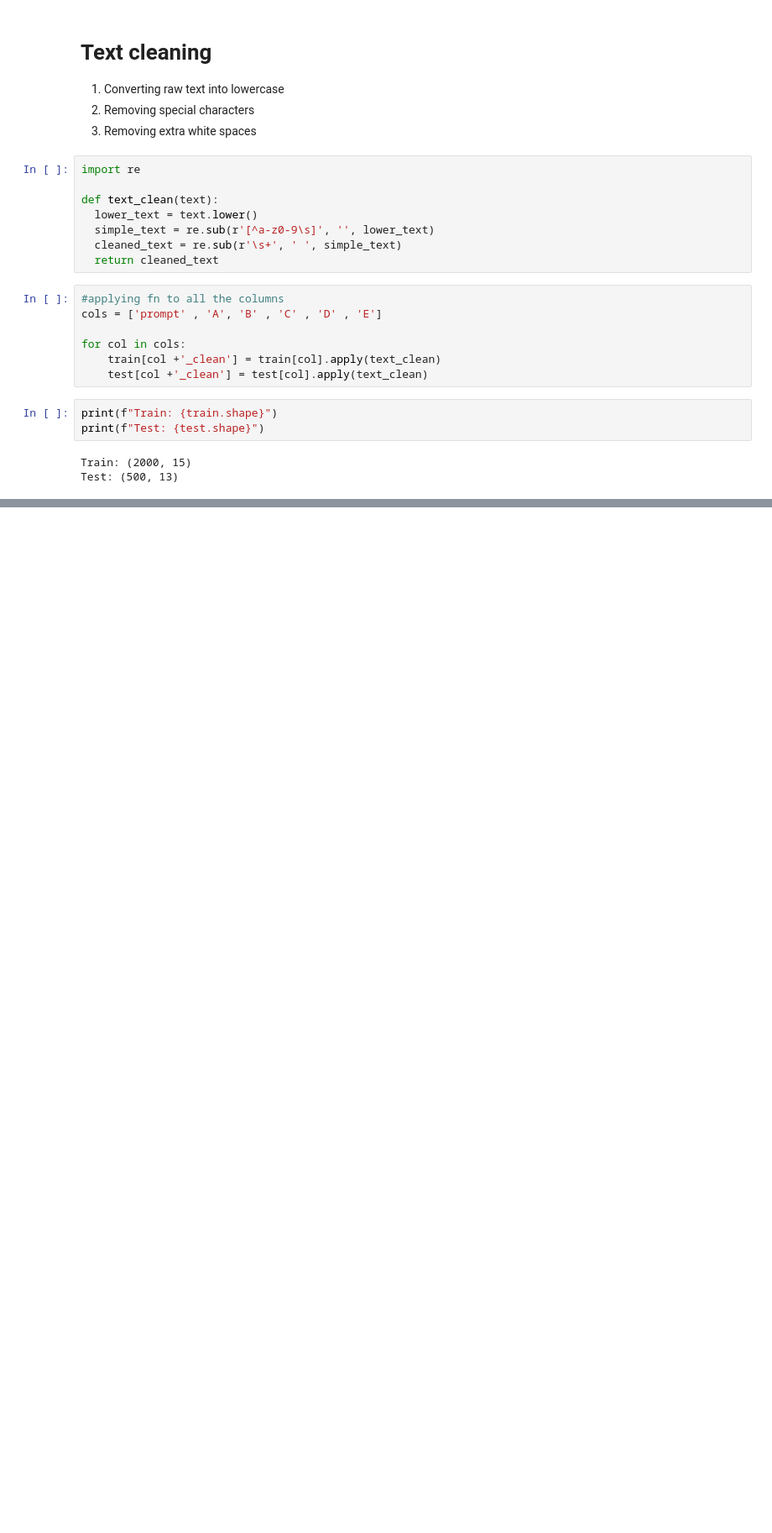
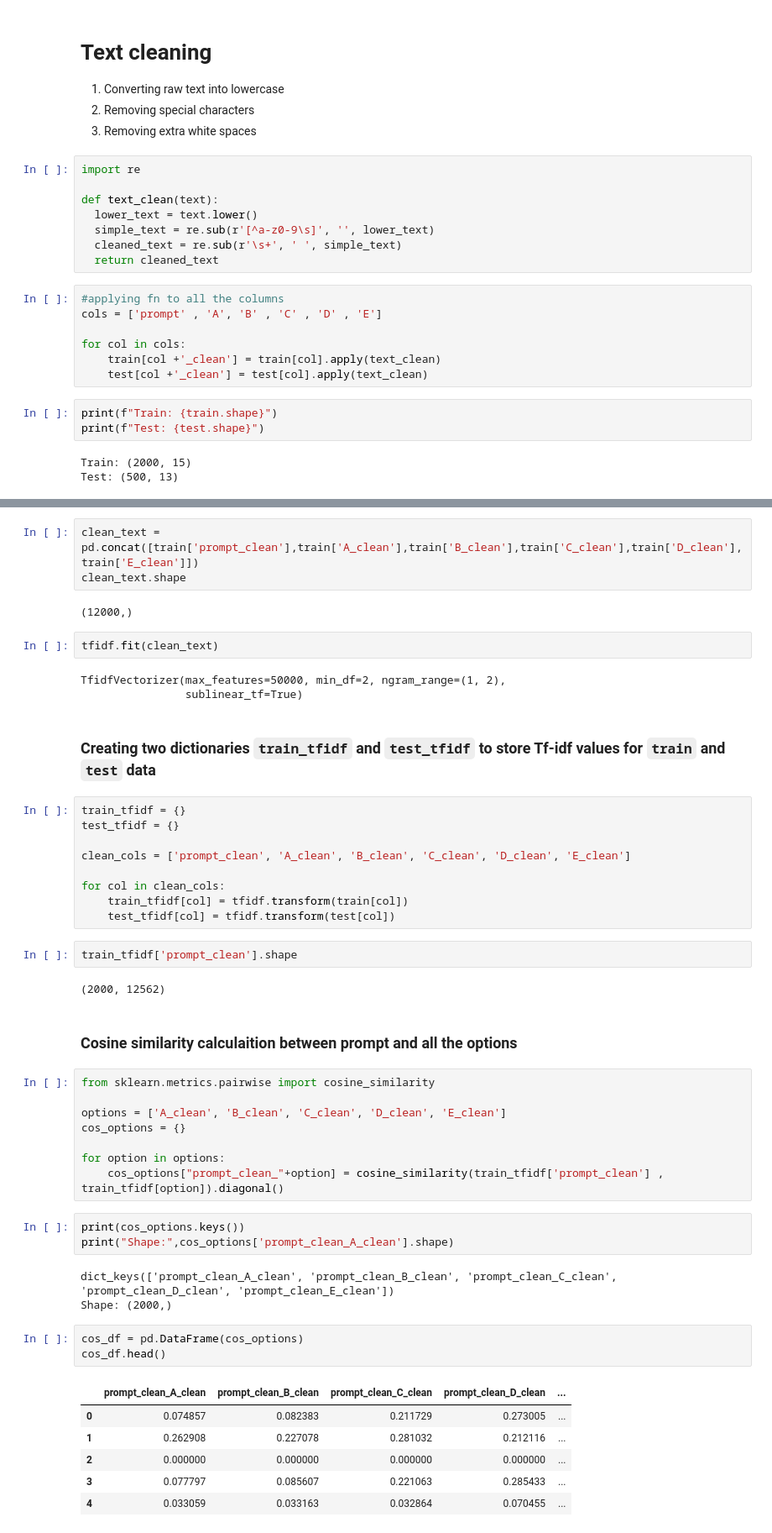
Before and after one commit to niteshsharma0602/Smart-MCQ-Solver, a Jupyter notebook: notebooks/dl-23f2003665-notebook-t22026.ipynb, the cells around one changed output, grey strips where cells are left out. Shown at 84% size. Saved outputs shown, nothing was run; the diff lists cells and outputs as text; blank space fills up the shorter version.

Commit message:
TF-IDF with cosine similarity MAP@3 calculation

```diff
--- a/notebooks/dl-23f2003665-notebook-t22026.ipynb
+++ b/notebooks/dl-23f2003665-notebook-t22026.ipynb
@@ -209,0 +230,51 @@ Test: (500, 13)
+# %%
+clean_text = pd.concat([train['prompt_clean'],train['A_clean'],train['B_clean'],train['C_clean'],train['D_clean'],train['E_clean']])
+clean_text.shape
+# %% [output]
+(12000,)
+# %%
+tfidf.fit(clean_text)
+# %% [output]
+TfidfVectorizer(max_features=50000, min_df=2, ngram_range=(1, 2),
+                sublinear_tf=True)
+# %% [markdown]
+### Creating two dictionaries `train_tfidf` and `test_tfidf` to store Tf-idf values for `train` and `test` data
+# %%
+train_tfidf = {}
+test_tfidf = {}
+
+clean_cols = ['prompt_clean', 'A_clean', 'B_clean', 'C_clean', 'D_clean', 'E_clean']
+
+for col in clean_cols:
+    train_tfidf[col] = tfidf.transform(train[col])
+    test_tfidf[col] = tfidf.transform(test[col])
+# %%
+train_tfidf['prompt_clean'].shape
+# %% [output]
+(2000, 12562)
+# %% [markdown]
+### Cosine similarity calculaition between prompt and all the options
+# %%
+from sklearn.metrics.pairwise import cosine_similarity
+
+options = ['A_clean', 'B_clean', 'C_clean', 'D_clean', 'E_clean']
+cos_options = {}
+
+for option in options:
+    cos_options["prompt_clean_"+option] = cosine_similarity(train_tfidf['prompt_clean'] , train_tfidf[option]).diagonal()
+# %%
+print(cos_options.keys())
+print("Shape:",cos_options['prompt_clean_A_clean'].shape)
+# %% [output]
+dict_keys(['prompt_clean_A_clean', 'prompt_clean_B_clean', 'prompt_clean_C_clean', 'prompt_clean_D_clean', 'prompt_clean_E_clean'])
+Shape: (2000,)
+# %%
+cos_df = pd.DataFrame(cos_options)
+cos_df.head()
+# %% [output]
+|  | prompt_clean_A_clean | prompt_clean_B_clean | prompt_clean_C_clean | prompt_clean_D_clean | ... |
+| 0 | 0.074857 | 0.082383 | 0.211729 | 0.273005 | ... |
+| 1 | 0.262908 | 0.227078 | 0.281032 | 0.212116 | ... |
+| 2 | 0.000000 | 0.000000 | 0.000000 | 0.000000 | ... |
+| 3 | 0.077797 | 0.085607 | 0.221063 | 0.285433 | ... |
+| 4 | 0.033059 | 0.033163 | 0.032864 | 0.070455 | ... |
```
Also changed, not shown: parts of 10 cells of this notebook.
